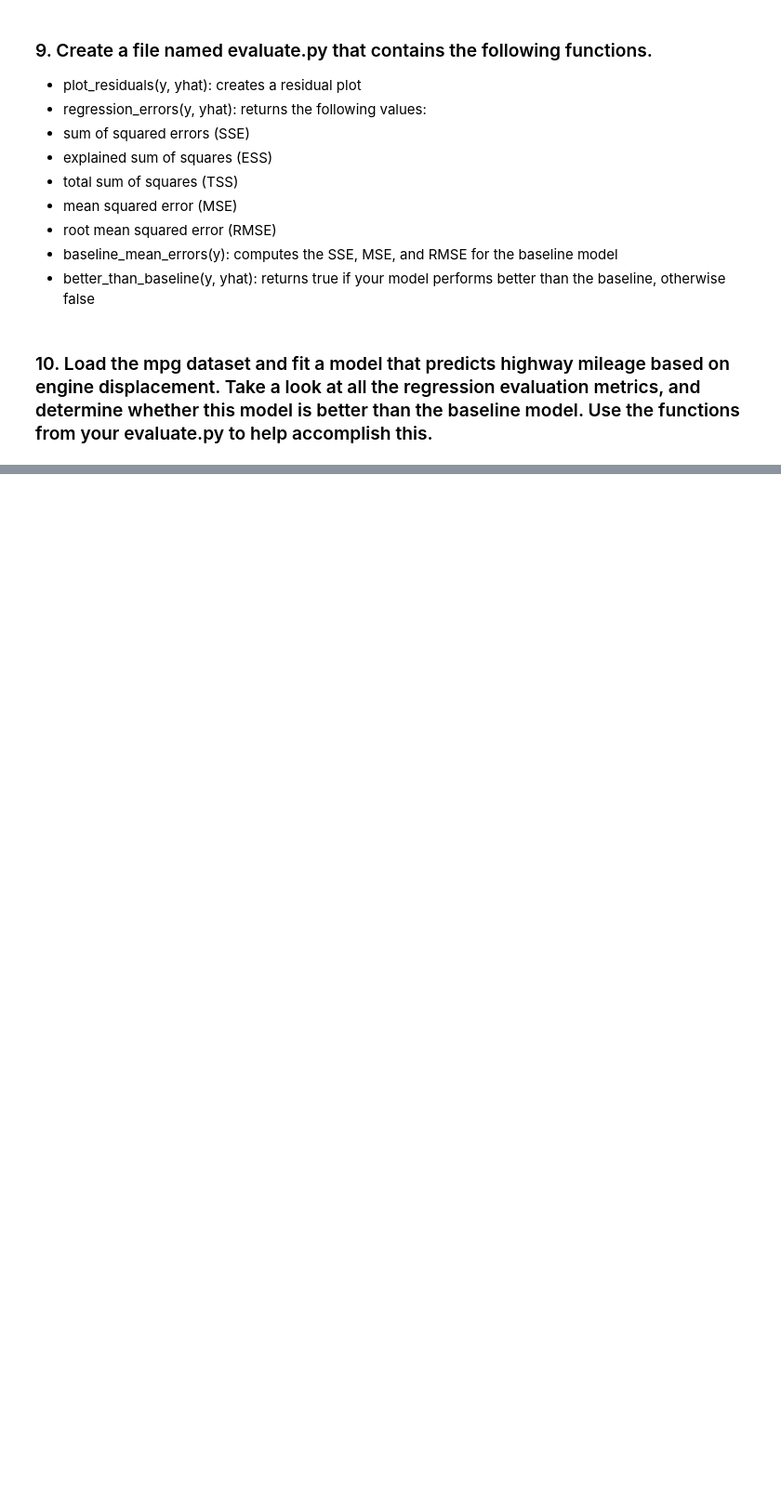
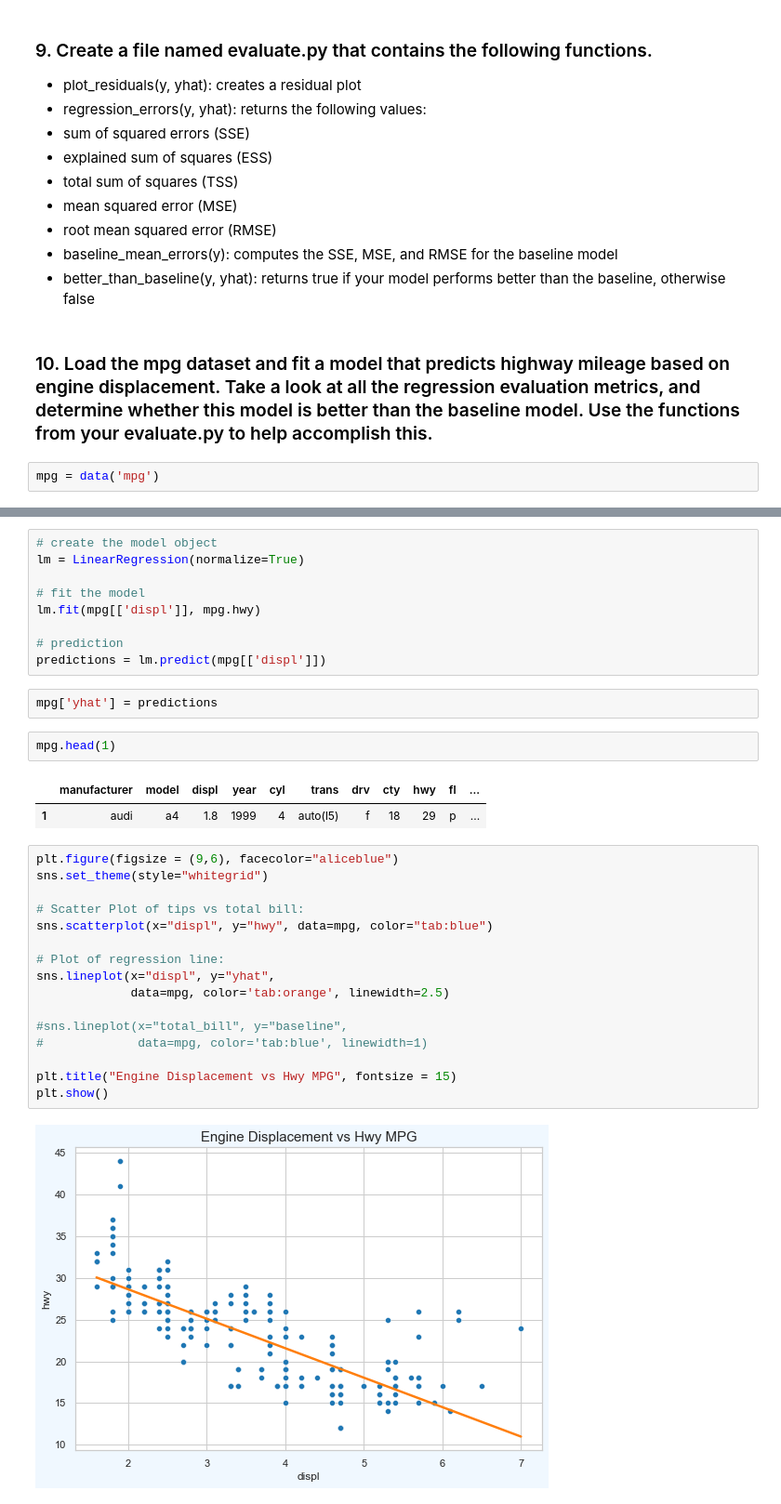
Before and after one commit to jeffakins/regression_exercises, a Jupyter notebook: evaluate.ipynb, the cells around one changed output, grey strips where cells are left out. Shown at 93% size. Saved outputs shown, nothing was run; the diff lists cells and outputs as text; blank space fills up the shorter version.

Commit message:
Updates to models

```diff
--- a/evaluate.ipynb
+++ b/evaluate.ipynb
@@ -205,3 +207,5 @@ r2_score(tips.tip, tips.yhat)
 - better_than_baseline(y, yhat): returns true if your model performs better than the baseline, otherwise false
 # %% [markdown]
 ### 10. Load the mpg dataset and fit a model that predicts highway mileage based on engine displacement. Take a look at all the regression evaluation metrics, and determine whether this model is better than the baseline model. Use the functions from your evaluate.py to help accomplish this.
+# %%
+mpg = data('mpg')
@@ -207,0 +221,34 @@ r2_score(tips.tip, tips.yhat)
+# %%
+# create the model object
+lm = LinearRegression(normalize=True)
+
+# fit the model
+lm.fit(mpg[['displ']], mpg.hwy)
+
+# prediction
+predictions = lm.predict(mpg[['displ']])
+# %%
+mpg['yhat'] = predictions
+# %%
+mpg.head(1)
+# %% [output]
+|  | manufacturer | model | displ | year | cyl | trans | drv | cty | hwy | fl | ... |
+| 1 | audi | a4 | 1.8 | 1999 | 4 | auto(l5) | f | 18 | 29 | p | ... |
+# %%
+plt.figure(figsize = (9,6), facecolor="aliceblue")
+sns.set_theme(style="whitegrid")
+
+# Scatter Plot of tips vs total bill:
+sns.scatterplot(x="displ", y="hwy", data=mpg, color="tab:blue")
+
+# Plot of regression line:
+sns.lineplot(x="displ", y="yhat",
+             data=mpg, color='tab:orange', linewidth=2.5)
+
+#sns.lineplot(x="total_bill", y="baseline",
+#             data=mpg, color='tab:blue', linewidth=1)
+
+plt.title("Engine Displacement vs Hwy MPG", fontsize = 15)
+plt.show()
+# %% [output]
+[figure, added]
```
Also changed, not shown: parts of 7 cells of this notebook, 3 other files.
